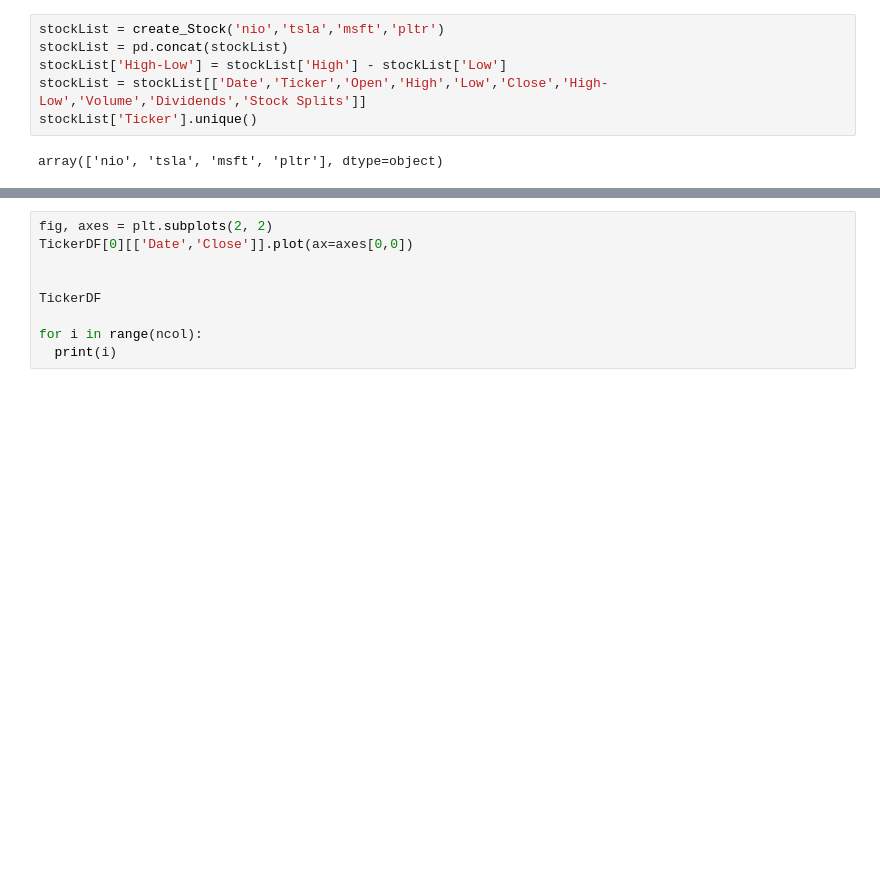
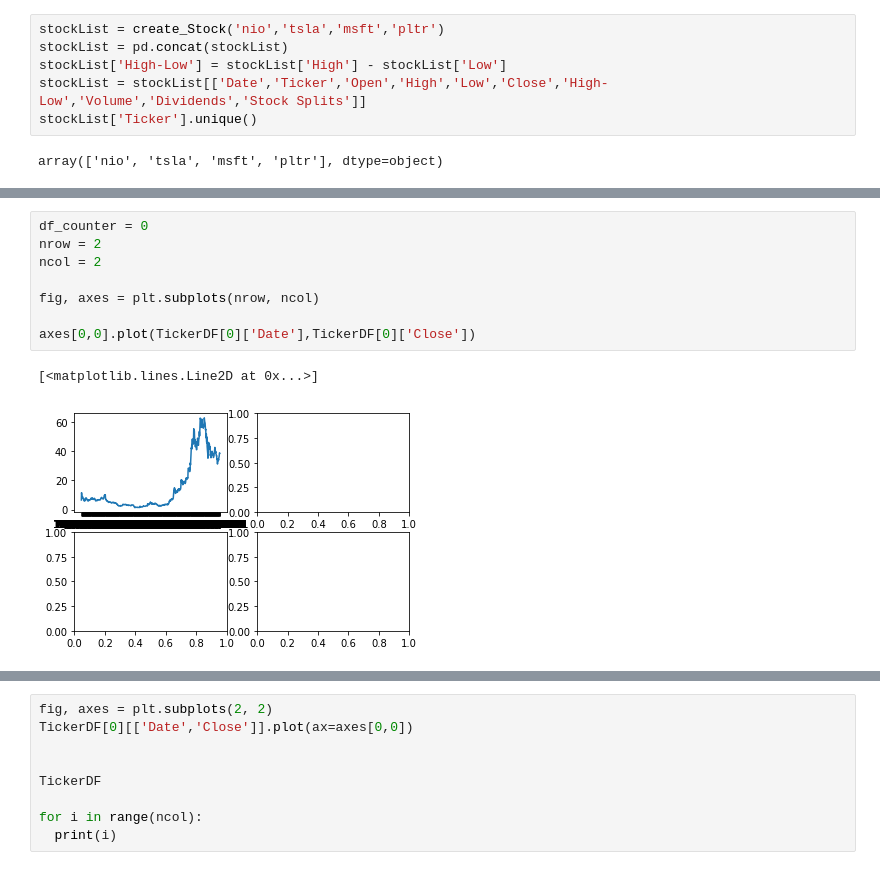
Before and after one commit to Konoko2004/TheProject, a Jupyter notebook: yFinance.ipynb, the cells around one changed output, grey strips where cells are left out. Saved outputs shown, nothing was run; the diff lists cells and outputs as text; blank space fills up the shorter version.

```diff
--- a/yFinance.ipynb
+++ b/yFinance.ipynb
@@ -119,0 +131,11 @@ for i in range(nrow):
+# %%
+df_counter = 0
+nrow = 2
+ncol = 2
+
+fig, axes = plt.subplots(nrow, ncol)
+
+axes[0,0].plot(TickerDF[0]['Date'],TickerDF[0]['Close'])
+# %% [output]
+[<matplotlib.lines.Line2D at 0x...>]
+[figure, added]
```
Also changed, not shown: parts of 4 cells of this notebook.
